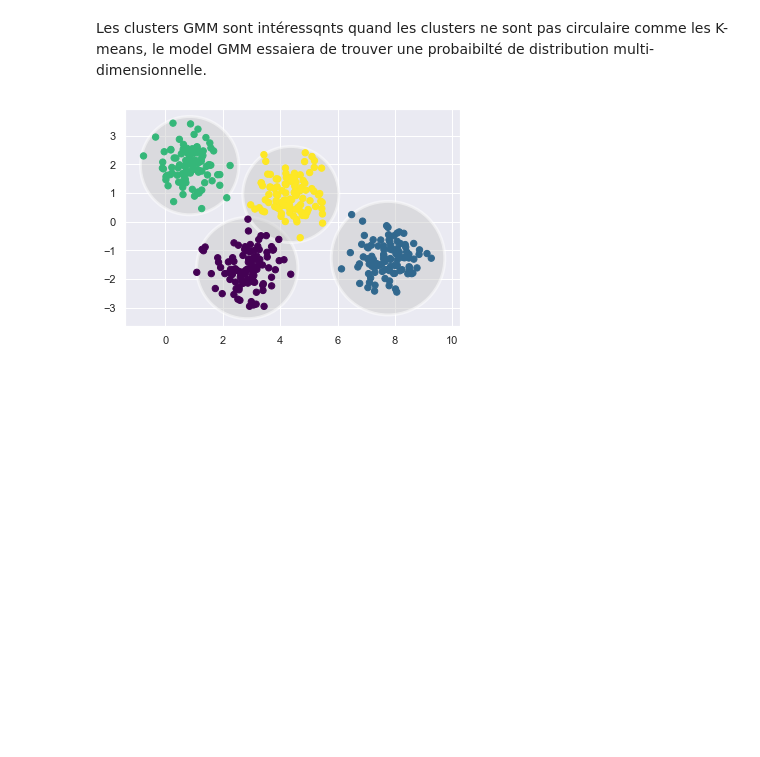
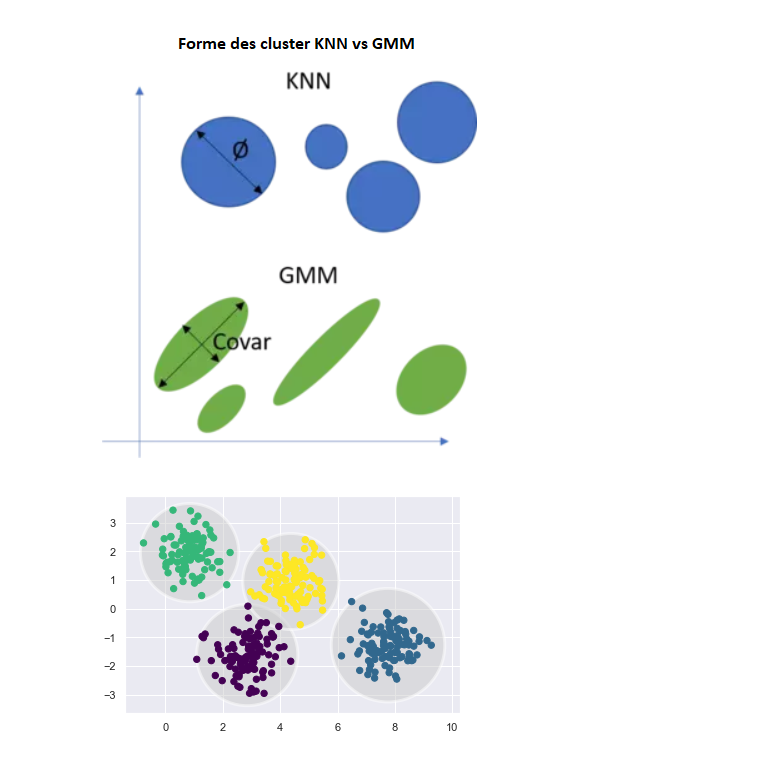
Before and after one commit to christianmarechal/cluster_gaussian_mixture, a Jupyter notebook: Clusters_melange_gaussien.ipynb, the cells around one changed output. Drawn from its saved outputs; the diff is of its cells as text; code cells hidden in the pictures; blank space fills up the shorter version.

```diff
--- a/Clusters_melange_gaussien.ipynb
+++ b/Clusters_melange_gaussien.ipynb
@@ -10,10 +13,11 @@ Pour chaque cluster, l’algorithme détermine une moyenne et une variance, puis
 import matplotlib.pyplot as plt
 import seaborn as sns; sns.set()
 import numpy as np
-# %% [markdown]
-
-Les clusters GMM sont intéressqnts quand les clusters ne sont pas circulaire comme les K-means, le
-model GMM essaiera de trouver une probaibilté de distribution multi-dimensionnelle.
+# %%
+from IPython.display import Image
+Image(filename='formes.png')
+# %% [output]
+[figure, added]
 # %%
 from sklearn.datasets import make_blobs
 from sklearn.cluster import KMeans
```
Also changed, not shown: parts of 5 cells of this notebook, 2 other files.
